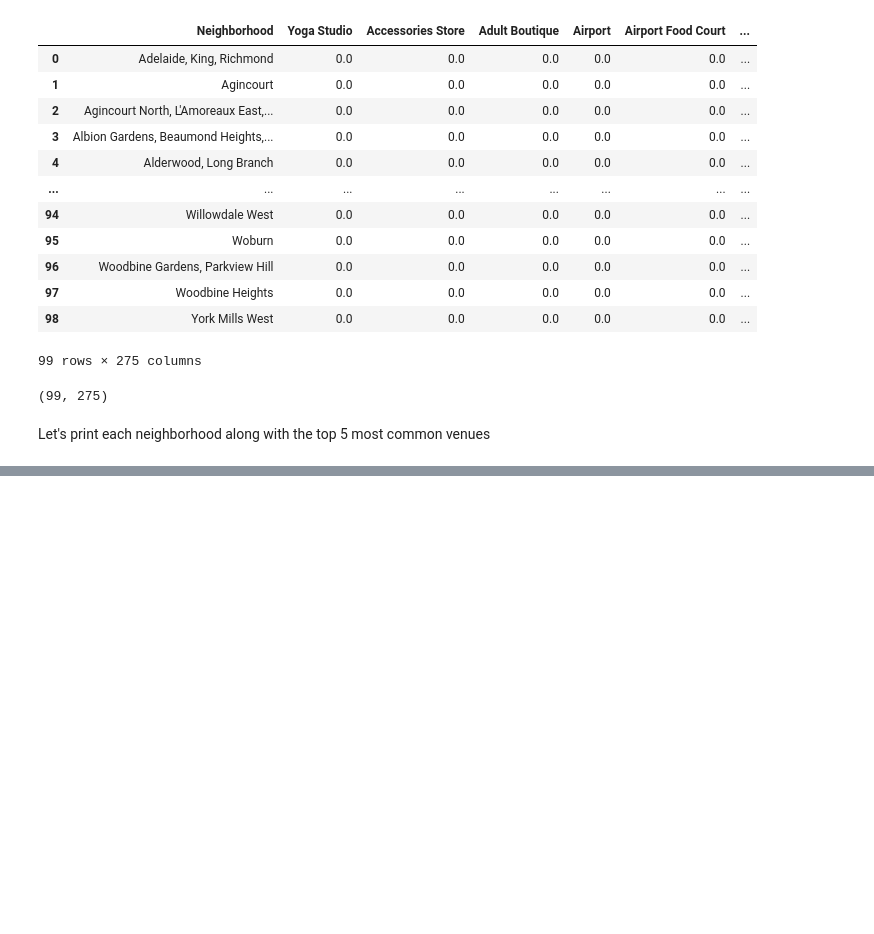
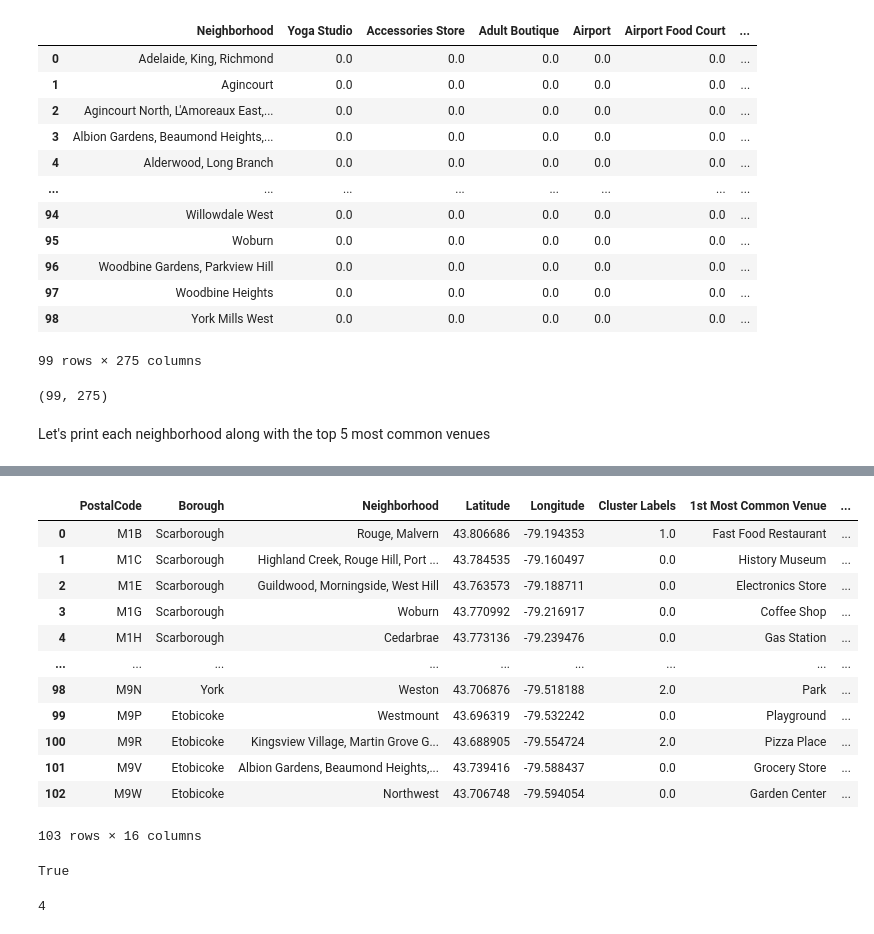
Before and after one commit to alinasansevich/Coursera_Capstone, a Jupyter notebook: Clustering-Neighborhoods-in-Toronto.ipynb, the cells around one changed output, grey strips where cells are left out. Cells and saved outputs as stored; diff of their text form; code cells hidden in the pictures; blank space fills up the shorter version.

Commit message:
Completed first clustering, created map with clusters.

```diff
--- a/Clustering-Neighborhoods-in-Toronto.ipynb
+++ b/Clustering-Neighborhoods-in-Toronto.ipynb
@@ -597,0 +581,12 @@ Let's print each neighborhood along with the top 5 most common venues
+# %%
+num_top_venues = 5
+
+for hood in toronto_grouped['Neighborhood']:
+    print("----"+hood+"----")
+    temp = toronto_grouped[toronto_grouped['Neighborhood'] == hood].T.reset_index()
+    temp.columns = ['venue','freq']
+    temp = temp.iloc[1:]
+    temp['freq'] = temp['freq'].astype(float)
+    temp = temp.round({'freq': 2})
+    print(temp.sort_values('freq', ascending=False).reset_index(drop=True).head(num_top_venues))
+    print('\n')
@@ -597,0 +615,6 @@ Let's print each neighborhood along with the top 5 most common venues
+# %%
+def return_most_common_venues(row, num_top_venues):
+    row_categories = row.iloc[1:]
+    row_categories_sorted = row_categories.sort_values(ascending=False)
+
+    return row_categories_sorted.index.values[0:num_top_venues]
@@ -597,0 +655,12 @@ Let's print each neighborhood along with the top 5 most common venues
+# %%
+# set number of clusters
+kclusters = 5
+
+toronto_grouped_clustering = toronto_grouped.drop('Neighborhood', 1)
+
+# run k-means clustering
+kmeans = KMeans(n_clusters=kclusters, random_state=0).fit(toronto_grouped_clustering)
+
+# check cluster labels generated for each row in the dataframe
+print(len(kmeans.labels_))
+kmeans.labels_
@@ -597,0 +674,10 @@ Let's print each neighborhood along with the top 5 most common venues
+# %%
+# add clustering labels
+neighborhoods_venues_sorted.insert(0, 'Cluster Labels', kmeans.labels_, allow_duplicates=True)
+
+toronto_merged = neighborhoods
+
+# merge toronto_grouped with toronto_data to add latitude/longitude for each neighborhood
+toronto_merged = toronto_merged.join(neighborhoods_venues_sorted.set_index('Neighborhood'), on='Neighborhood')
+
+toronto_merged.head()
@@ -597,0 +691,25 @@ Let's print each neighborhood along with the top 5 most common venues
+# %%
+toronto_merged = toronto_merged.loc[:,~toronto_merged.columns.duplicated()]
+toronto_merged
+# %% [output]
+|  | PostalCode | Borough | Neighborhood | Latitude | Longitude | Cluster Labels | 1st Most Common Venue | ... |
+| 0 | M1B | Scarborough | Rouge, Malvern | 43.806686 | -79.194353 | 1.0 | Fast Food Restaurant | ... |
+| 1 | M1C | Scarborough | Highland Creek, Rouge Hill, Port ... | 43.784535 | -79.160497 | 0.0 | History Museum | ... |
+| 2 | M1E | Scarborough | Guildwood, Morningside, West Hill | 43.763573 | -79.188711 | 0.0 | Electronics Store | ... |
+| 3 | M1G | Scarborough | Woburn | 43.770992 | -79.216917 | 0.0 | Coffee Shop | ... |
+| 4 | M1H | Scarborough | Cedarbrae | 43.773136 | -79.239476 | 0.0 | Gas Station | ... |
+| ... | ... | ... | ... | ... | ... | ... | ... | ... |
+| 98 | M9N | York | Weston | 43.706876 | -79.518188 | 2.0 | Park | ... |
+| 99 | M9P | Etobicoke | Westmount | 43.696319 | -79.532242 | 0.0 | Playground | ... |
+| 100 | M9R | Etobicoke | Kingsview Village, Martin Grove G... | 43.688905 | -79.554724 | 2.0 | Pizza Place | ... |
+| 101 | M9V | Etobicoke | Albion Gardens, Beaumond Heights,... | 43.739416 | -79.588437 | 0.0 | Grocery Store | ... |
+| 102 | M9W | Etobicoke | Northwest | 43.706748 | -79.594054 | 0.0 | Garden Center | ... |
+103 rows × 16 columns
+# %%
+toronto_merged['Cluster Labels'].isnull().values.any()
+# %% [output]
+True
+# %%
+toronto_merged['Cluster Labels'].isnull().sum()
+# %% [output]
+4
```
Also changed, not shown: parts of 23 cells of this notebook.
